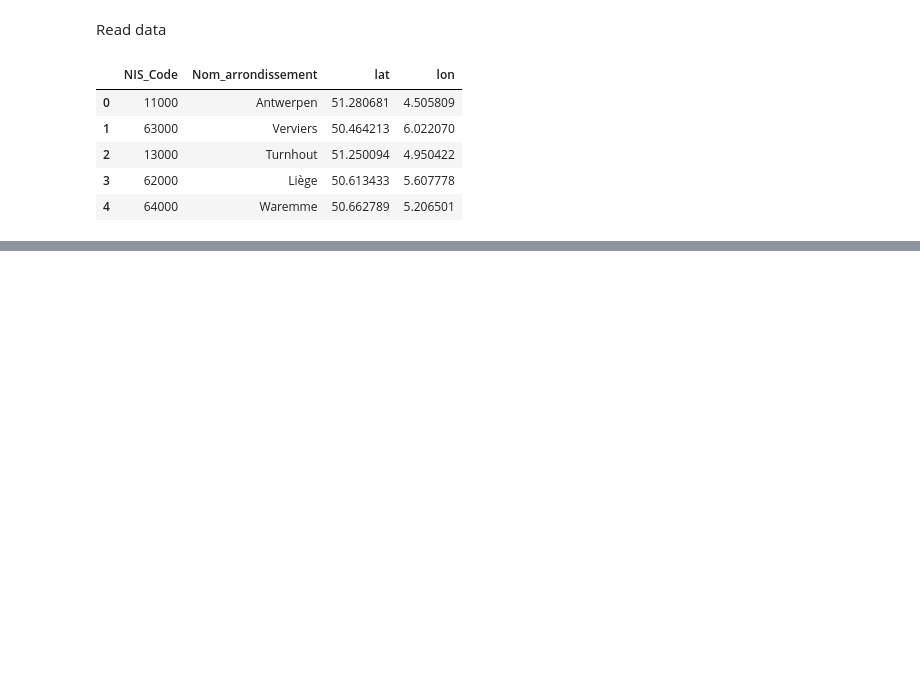
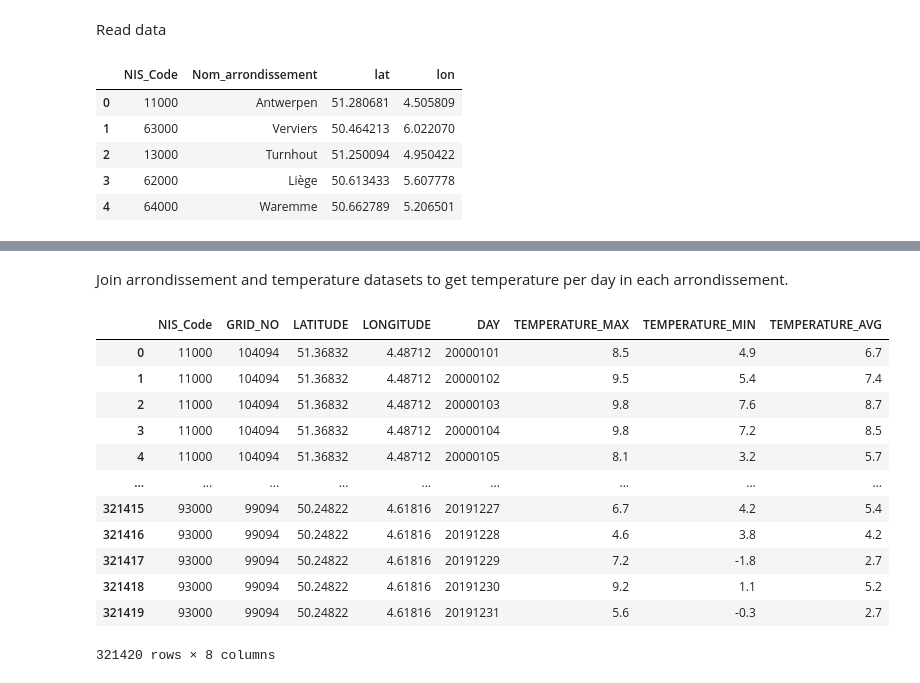
Before and after one commit to mariobecerra/mda_project, a Jupyter notebook: code/01_weekly_temperature_belgium.ipynb, the cells around one changed output, grey strips where cells are left out. Cells and saved outputs as stored; diff of their text form; code cells hidden in the pictures; blank space fills up the shorter version.

```diff
--- a/code/01_weekly_temperature_belgium.ipynb
+++ b/code/01_weekly_temperature_belgium.ipynb
@@ -53,0 +62,3 @@ temperature_data.head(5)
+# %%
+grids_temp = temperature_data.drop_duplicates(subset = ['GRID_NO', 'LATITUDE', 'LONGITUDE'])
+grids_temp
@@ -53,0 +79,17 @@ temperature_data.head(5)
+# %%
+# Not the most efficient, but it's a small dataset so it's okay
+distances = pd.DataFrame()
+
+for i in range(arrondissements_data.shape[0]):
+  diff_lat = grids_temp['LATITUDE'] - arrondissements_data.loc[i].at['lat']
+  diff_lon = grids_temp['LONGITUDE'] - arrondissements_data.loc[i].at['lon']
+  distances_i = np.power((diff_lat), 2) + np.power((diff_lon), 2)
+
+  temp = pd.DataFrame(
+        {
+            'NIS_Code': arrondissements_data.loc[i].at['NIS_Code'],
+            'GRID_NO': grids_temp.GRID_NO,
+            'Dist': distances_i
+        }
+    )
+  distances = pd.concat([distances, temp])
@@ -53,0 +114,4 @@ temperature_data.head(5)
+# %%
+arron_grid_mapping = distances.groupby('NIS_Code').apply(lambda x: x[x['Dist'] == x['Dist'].min()])[['NIS_Code', 'GRID_NO']].reset_index(drop = True)
+
+arron_grid_mapping.head(8)
@@ -53,0 +128,19 @@ temperature_data.head(5)
+# %% [markdown]
+Join arrondissement and temperature datasets to get temperature per day in each arrondissement.
+# %%
+join_1 = pd.merge(arron_grid_mapping, temperature_data, how = "inner")
+join_1
+# %% [output]
+|  | NIS_Code | GRID_NO | LATITUDE | LONGITUDE | DAY | TEMPERATURE_MAX | TEMPERATURE_MIN | TEMPERATURE_AVG |
+| 0 | 11000 | 104094 | 51.36832 | 4.48712 | 20000101 | 8.5 | 4.9 | 6.7 |
+| 1 | 11000 | 104094 | 51.36832 | 4.48712 | 20000102 | 9.5 | 5.4 | 7.4 |
+| 2 | 11000 | 104094 | 51.36832 | 4.48712 | 20000103 | 9.8 | 7.6 | 8.7 |
+| 3 | 11000 | 104094 | 51.36832 | 4.48712 | 20000104 | 9.8 | 7.2 | 8.5 |
+| 4 | 11000 | 104094 | 51.36832 | 4.48712 | 20000105 | 8.1 | 3.2 | 5.7 |
+| ... | ... | ... | ... | ... | ... | ... | ... | ... |
+| 321415 | 93000 | 99094 | 50.24822 | 4.61816 | 20191227 | 6.7 | 4.2 | 5.4 |
+| 321416 | 93000 | 99094 | 50.24822 | 4.61816 | 20191228 | 4.6 | 3.8 | 4.2 |
+| 321417 | 93000 | 99094 | 50.24822 | 4.61816 | 20191229 | 7.2 | -1.8 | 2.7 |
+| 321418 | 93000 | 99094 | 50.24822 | 4.61816 | 20191230 | 9.2 | 1.1 | 5.2 |
+| 321419 | 93000 | 99094 | 50.24822 | 4.61816 | 20191231 | 5.6 | -0.3 | 2.7 |
+321420 rows × 8 columns
```
Also changed, not shown: parts of 26 cells of this notebook.
